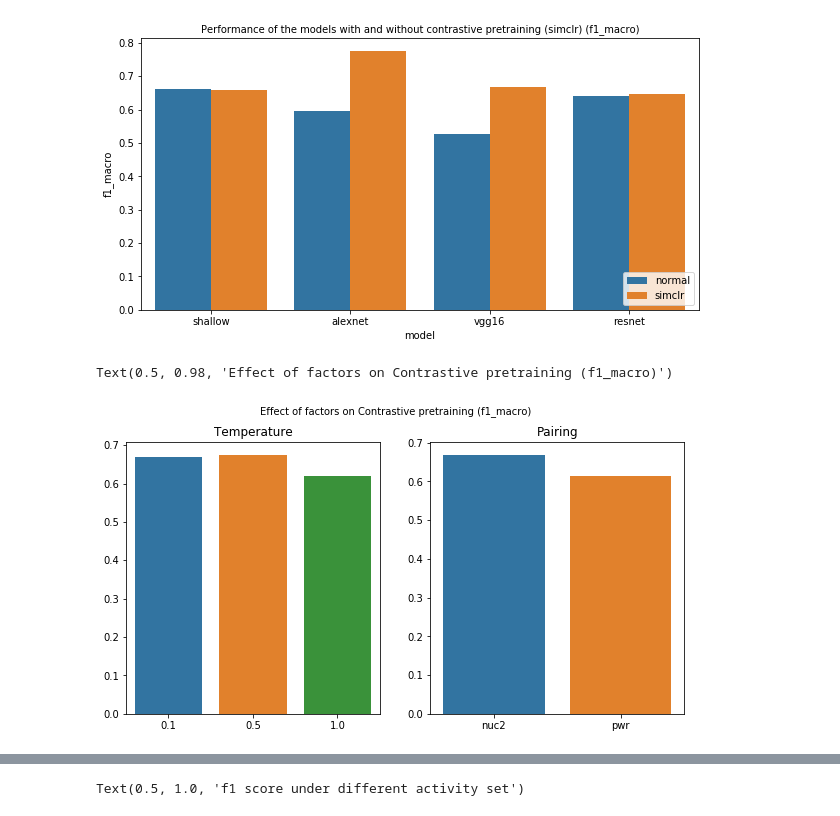
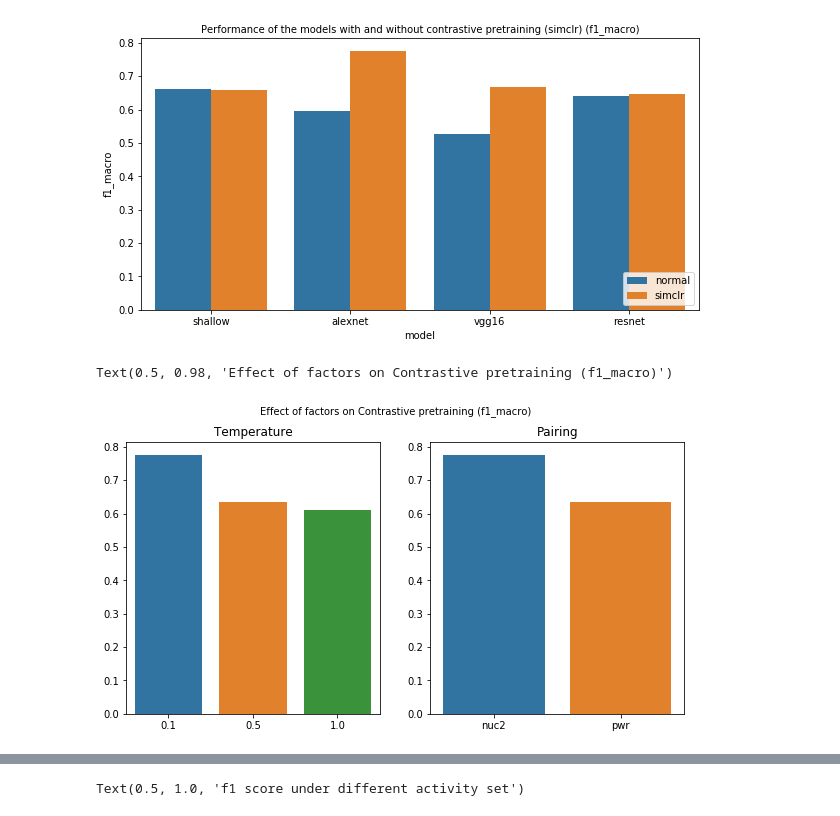
Before and after one commit to hslau44/irs_toolbox, a Jupyter notebook: Report.ipynb, the cells around one changed output, grey strips where cells are left out. Saved outputs shown, nothing was run; the diff lists cells and outputs as text; code cells hidden in the pictures.

Commit message:
6 activity experiment initially run

```diff
--- a/Report.ipynb
+++ b/Report.ipynb
@@ -114,6 +114,11 @@ clr_deepcnn_uder = input_records('finetune',f'Trainmode-simclr-L_Network-{NET}_D
 clr_deepcnn_over = input_records('finetune',f'Trainmode-simclr-L_Network-{NET}_Data-exp4csi{PAIR[0]}_Phase_lab-finetune-oversampling')
 # %%
 net = 'alexnet'
+
+nor_net_0  = input_records('initial',f'Trainmode-normal-_Network-{net}_Data-exp4csi{PAIR[0]}_Phase_lab-initial')
+nor_net_l2 = input_records('finetune',f'Trainmode-normal-r_Network-{net}_Data-exp4csi{PAIR[0]}_Phase_lab-finetune-weight')
+nor_net_j  = input_records('finetune',f'Trainmode-normal-_Network-{net}_Data-exp4csinuc2-j_Phase_lab-finetune-weight')
+
 nor_net_1pc  = input_records('finetune',f'Trainmode-normal-_Network-{net}_Data-exp4csi{PAIR[0]}_Phase_lab-finetune-1')
 nor_net_5pc  = input_records('finetune',f'Trainmode-normal-_Network-{net}_Data-exp4csi{PAIR[0]}_Phase_lab-finetune-5')
 nor_net_10pc = input_records('finetune',f'Trainmode-normal-_Network-{net}_Data-exp4csi{PAIR[0]}_Phase_lab-finetune-10')
@@ -125,6 +130,12 @@ clr_net_5pc  = input_records('finetune',f'Trainmode-simclr-L_Network-{net}_Data-
 clr_net_10pc = input_records('finetune',f'Trainmode-simclr-L_Network-{net}_Data-exp4csi{PAIR[0]}_Phase_lab-finetune-10')
 clr_net_uder = input_records('finetune',f'Trainmode-simclr-L_Network-{net}_Data-exp4csi{PAIR[0]}_Phase_lab-finetune-undersampling')
 clr_net_over = input_records('finetune',f'Trainmode-simclr-L_Network-{net}_Data-exp4csi{PAIR[0]}_Phase_lab-finetune-oversampling')
+
+clr_net_0  = input_records('initial',f'Trainmode-simclr-{T[0]}_Network-{net}_Data-exp4csi{PAIR[0]}_Phase_lab-initial')
+clr_net_t2 = input_records('finetune',f'Trainmode-simclr-{T[1]}_Network-{net}_Data-exp4csi{PAIR[0]}_Phase_lab-finetune-weight')
+clr_net_t3 = input_records('finetune',f'Trainmode-simclr-{T[2]}_Network-{net}_Data-exp4csi{PAIR[0]}_Phase_lab-finetune-weight')
+clr_net_pair = input_records('finetune',f'Trainmode-simclr-{T[0]}_Network-{net}_Data-exp4csi{PAIR[1]}_Phase_lab-finetune-weight')
+clr_net_joint = input_records('finetune',f'Trainmode-simclr-{T[0]}_Network-{net}_Data-exp4csi{PAIR[0]}-j_Phase_lab-finetune-weight')
 # %%
 clr_deepcnn_p7f5   = input_records('finetune',f'Trainmode-simclr-L_Network-{NET}_Data-exp4csi{PAIR[0]}-j-Extra-p7f5_Phase_lab-finetune-weight')
 clr_deepcnn_p7f6a  = input_records('finetune',f'Trainmode-simclr-L_Network-{NET}_Data-exp4csi{PAIR[0]}-j-Extra-p7f6a_Phase_lab-finetune-weight')
@@ -133,15 +144,15 @@ clr_deepcnn_p7f6b  = input_records('finetune',f'Trainmode-simclr-L_Network-{NET}
 # Result
 # %%
 # confusion matrix
-k1 = nor_deepcnn.cmtx.copy()
-k2 = clr_deepcnn.cmtx.copy()
-k1 = (k1/k1.sum(1).tolist()).round(2)
-k2 = (k2/k2.sum(1).tolist()).round(2)
-mdl = NET
+k1 = nor_alexnet.cmtx.copy()
+k2 = clr_alexnet.cmtx.copy()
+k1 = (k1.div(k1.sum(1).tolist(),axis=0)).round(2)
+k2 = (k2.div(k2.sum(1).tolist(),axis=0)).round(2)
+mdl = 'AlexNet'
 
 
 multiple_cmtxs([k1,k2],
-               titles=[f'{mdl} (without pretraining)',f'{mdl} (contrstive pretraining)'],
+               titles=[f'Baseline',f'Proposed model'],
                # main_title='Comparison between normal and SimCLR',
                figsize=(15,6))
 # %% [output]
@@ -219,18 +230,18 @@ Text(0.5, 1.0, 'Performance of the models with and without contrastive pretraini
 # %%
 # Factor analysis of contrastive pretraining (temperature, pairing)
 
 metric = METRIC
-items = [clr_deepcnn,clr_deepcnn_t2,clr_deepcnn_t3]
+items = [clr_alexnet,clr_net_t2,clr_net_t3]
 X = [0.1,0.5,1]
 f,axs = plt.subplots(1,2,figsize=(10,5))
 sns.barplot(y=[i.acc.iloc[-1][metric] for i in items],x=X, ax=axs[0])
 axs[0].set_title('Temperature')
 
-items = [clr_deepcnn,clr_deepcnn_pair] # ,clr_deepcnn_joint
+items = [clr_alexnet,clr_net_pair] # ,clr_deepcnn_joint
 X = PAIR # + ['joint']
 sns.barplot(y=[i.acc.iloc[-1][metric] for i in items],x=X, ax=axs[1])
 axs[1].set_title('Pairing')
 f.suptitle(f'Effect of factors on Contrastive pretraining ({metric})',fontsize=10)
 # %% [output]
 Text(0.5, 0.98, 'Effect of factors on Contrastive pretraining (f1_macro)')
-[figure, old version]
+[figure, new version]
```
Also changed, not shown: parts of 11 cells of this notebook, 5 other files.
